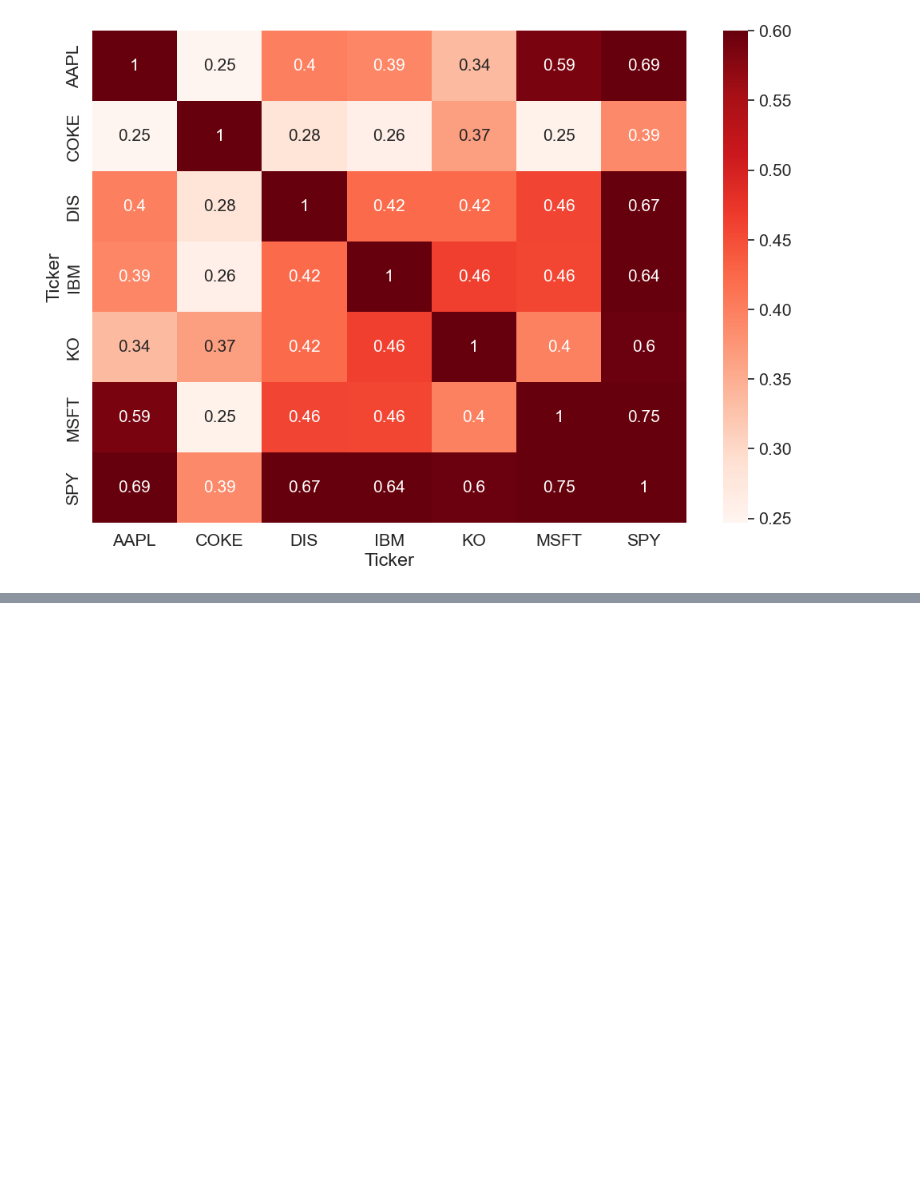
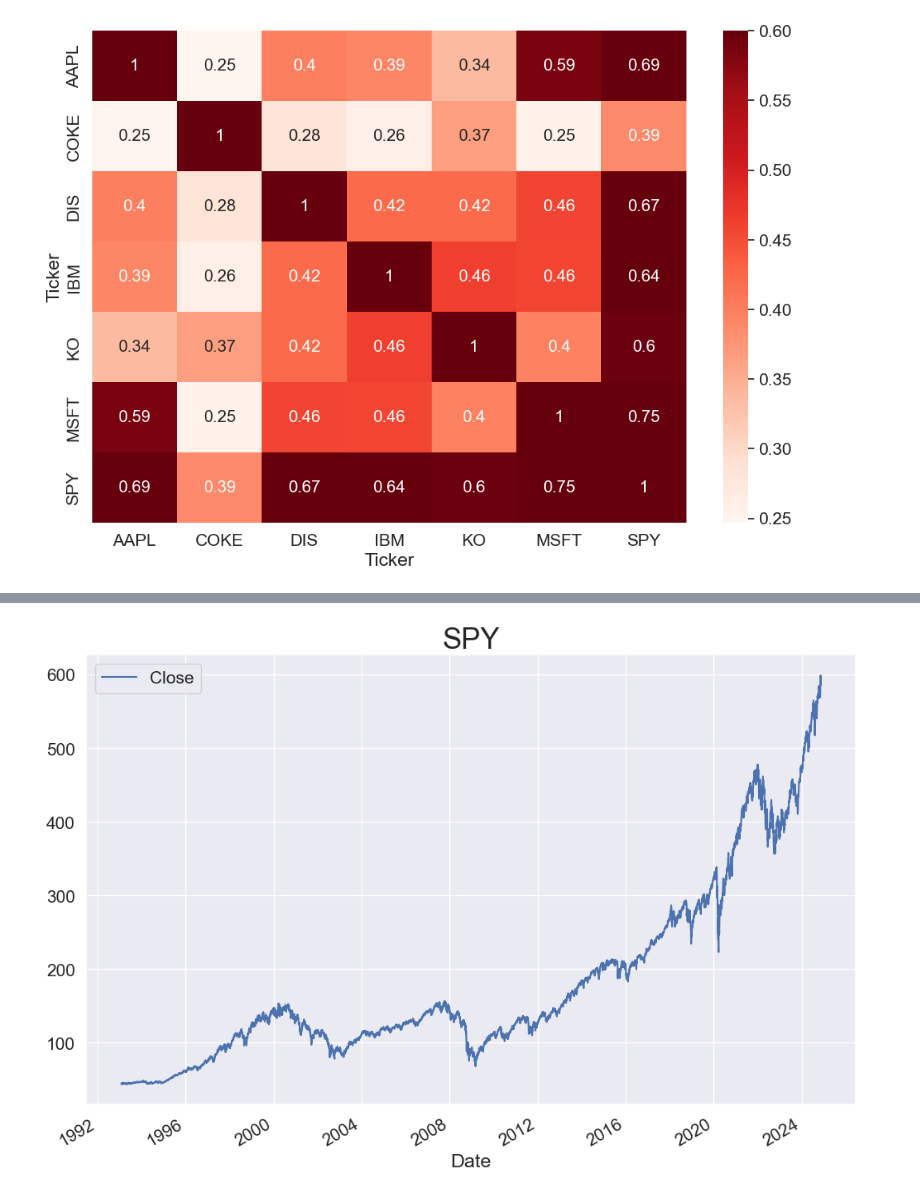
Before and after one commit to RogerSJR2004/Data-Analytics-Project, a Jupyter notebook: stock_analysis.ipynb, the cells around one changed output, grey strips where cells are left out. Saved outputs shown, nothing was run; the diff lists cells and outputs as text; code cells hidden in the pictures; blank space fills up the shorter version.

```diff
--- a/stock_analysis.ipynb
+++ b/stock_analysis.ipynb
@@ -830,0 +907,3 @@ sns.heatmap(ret.corr(),cmap="Reds",annot=True, annot_kws={'size':15},vmax=0.6)
+# %%
+SPY = yf.download("SPY")
+SPY
@@ -830,0 +926,2 @@ sns.heatmap(ret.corr(),cmap="Reds",annot=True, annot_kws={'size':15},vmax=0.6)
+# %%
+spy=SPY.Close.to_frame()#to create a frame we use to_frame()
@@ -830,0 +945,7 @@ sns.heatmap(ret.corr(),cmap="Reds",annot=True, annot_kws={'size':15},vmax=0.6)
+# %%
+spy.plot(figsize=(12,8),fontsize=15)
+plt.legend(loc="upper left",fontsize=15)
+plt.title("SPY",fontsize=25)
+plt.show()
+# %% [output]
+[figure, added]
```
Also changed, not shown: parts of 46 cells of this notebook, 1 other file.
